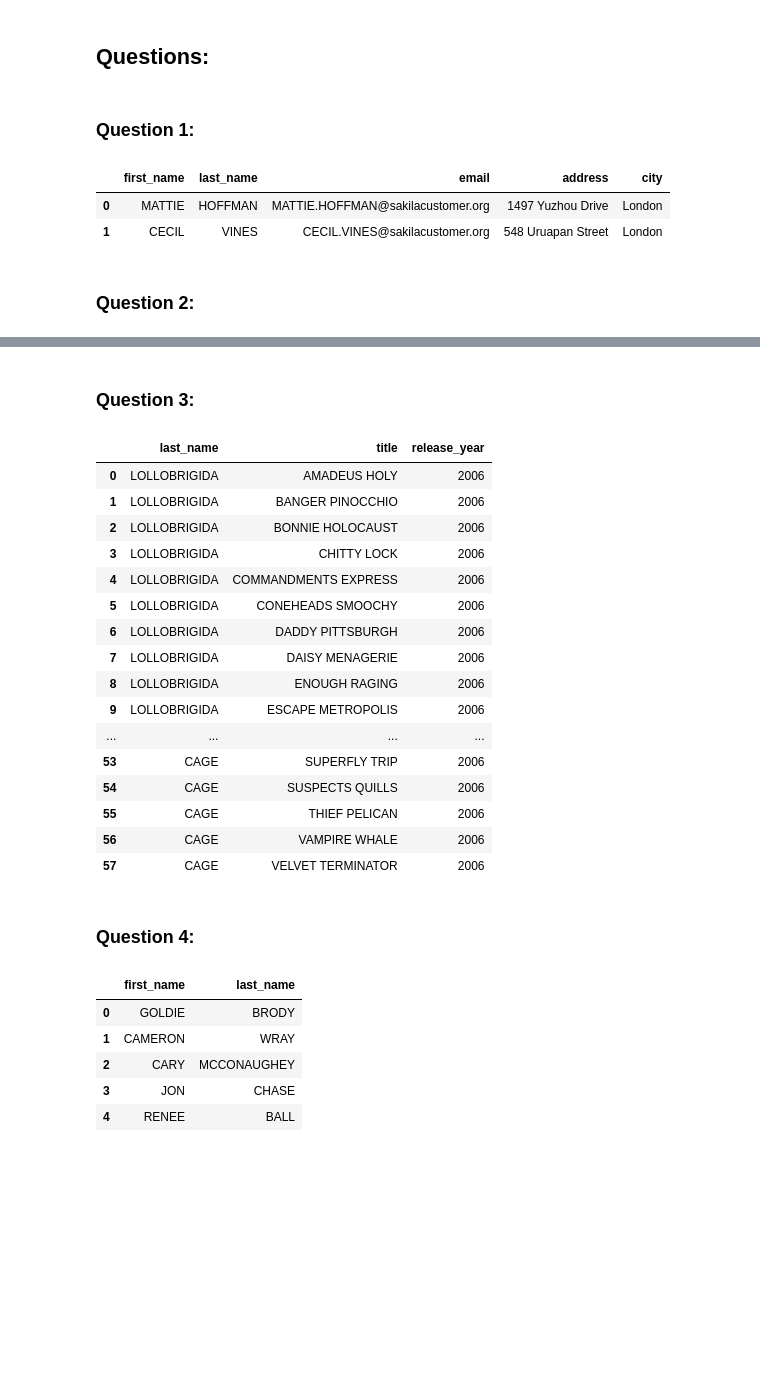
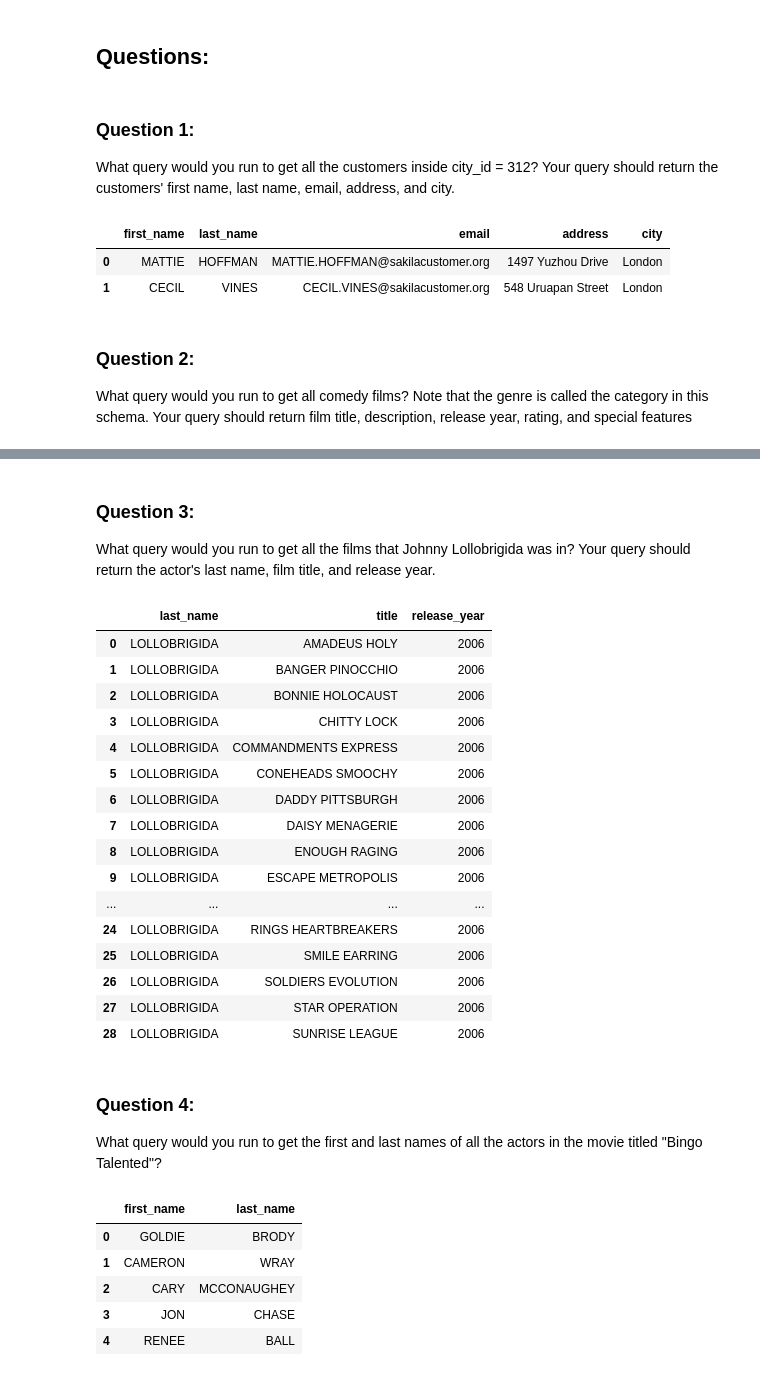
Before and after one commit to JosephPLim/Coding-Dojo-Sakila-Core, a Jupyter notebook: Sakila-Core-Assignment.ipynb, the cells around one changed output, grey strips where cells are left out. Saved outputs shown, nothing was run; the diff lists cells and outputs as text; code cells hidden in the pictures; blank space fills up the shorter version.

```diff
--- a/Sakila-Core-Assignment.ipynb
+++ b/Sakila-Core-Assignment.ipynb
@@ -30,6 +30,8 @@ Engine(mysql+pymysql://root:***@localhost/sakila)
 ## Questions:
 # %% [markdown]
 ### Question 1:
+
+What query would you run to get all the customers inside city_id = 312? Your query should return the customers' first name, last name, email, address, and city.
 # %%
 q = """
 SELECT first_name, last_name, email, address, city
@@ -47,6 +49,8 @@ pd.read_sql(q, engine)
 | 1 | CECIL | VINES | CECIL.VINES@sakilacustomer.org | 548 Uruapan Street | London |
 # %% [markdown]
 ### Question 2:
+
+What query would you run to get all comedy films? Note that the genre is called the category in this schema. Your query should return film title, description, release year, rating, and special features
 # %%
 q = """
 SELECT title, description, release_year, rating, special_features
@@ -77,35 +81,39 @@ pd.read_sql(q, engine)
 | 57 | ZORRO ARK | A Intrepid Panorama of a Mad Scie... | 2006 | NC-17 | Trailers,Commentaries,Behind the ... |
 # %% [markdown]
 ### Question 3:
+
+What query would you run to get all the films that Johnny Lollobrigida was in? Your query should return the actor's last name, film title, and release year.
 # %%
 q = """
 SELECT actor.last_name, film.title, film.release_year
 FROM actor INNER JOIN film_actor ON actor.actor_id = film_actor.actor_id
 INNER JOIN film ON film_actor.film_id = film.film_id
-WHERE actor.first_name = "Johnny"
+WHERE actor.first_name = "Johnny" AND actor.last_name = "Lollobrigida"
 ;
 """
 pd.read_sql(q, engine)
 # %% [output]
 |  | last_name | title | release_year |
 | 0 | LOLLOBRIGIDA | AMADEUS HOLY | 2006 |
 | 1 | LOLLOBRIGIDA | BANGER PINOCCHIO | 2006 |
 | 2 | LOLLOBRIGIDA | BONNIE HOLOCAUST | 2006 |
 | 3 | LOLLOBRIGIDA | CHITTY LOCK | 2006 |
 | 4 | LOLLOBRIGIDA | COMMANDMENTS EXPRESS | 2006 |
 | 5 | LOLLOBRIGIDA | CONEHEADS SMOOCHY | 2006 |
 | 6 | LOLLOBRIGIDA | DADDY PITTSBURGH | 2006 |
 | 7 | LOLLOBRIGIDA | DAISY MENAGERIE | 2006 |
 | 8 | LOLLOBRIGIDA | ENOUGH RAGING | 2006 |
 | 9 | LOLLOBRIGIDA | ESCAPE METROPOLIS | 2006 |
 | ... | ... | ... | ... |
-| 53 | CAGE | SUPERFLY TRIP | 2006 |
-| 54 | CAGE | SUSPECTS QUILLS | 2006 |
-| 55 | CAGE | THIEF PELICAN | 2006 |
-| 56 | CAGE | VAMPIRE WHALE | 2006 |
-| 57 | CAGE | VELVET TERMINATOR | 2006 |
+| 24 | LOLLOBRIGIDA | RINGS HEARTBREAKERS | 2006 |
+| 25 | LOLLOBRIGIDA | SMILE EARRING | 2006 |
+| 26 | LOLLOBRIGIDA | SOLDIERS EVOLUTION | 2006 |
+| 27 | LOLLOBRIGIDA | STAR OPERATION | 2006 |
+| 28 | LOLLOBRIGIDA | SUNRISE LEAGUE | 2006 |
 # %% [markdown]
 ### Question 4:
+
+What query would you run to get the first and last names of all the actors in the movie titled "Bingo Talented"?
 # %%
 q ="""
 SELECT actor.first_name, actor.last_name
```
Also changed, not shown: parts of 2 cells of this notebook.
